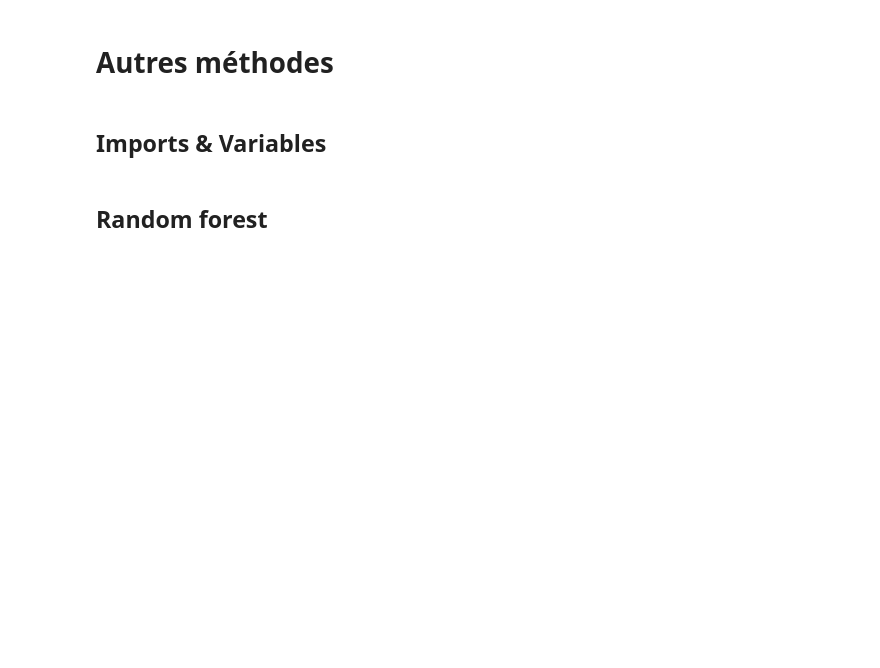
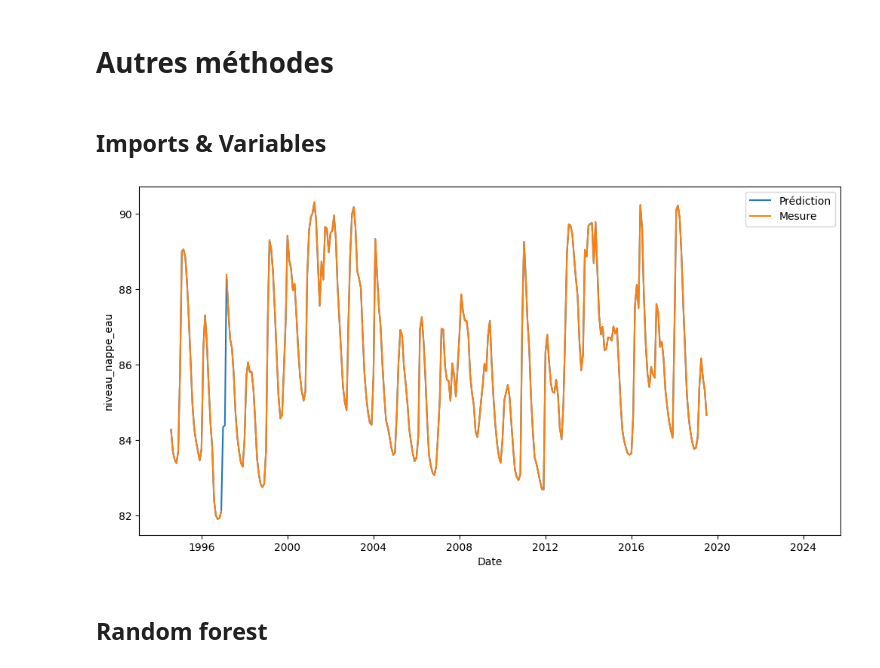
Before and after one commit to TronnoxUwU/STAGE-Junon, a Jupyter notebook: notebooks/2 - transform/methodes/autres.ipynb, the cells around one changed output. Drawn from its saved outputs; the diff is of its cells as text; code cells hidden in the pictures; blank space fills up the shorter version.

```diff
--- a/notebooks/2 - transform/methodes/autres.ipynb
+++ b/notebooks/2 - transform/methodes/autres.ipynb
@@ -12,19 +13,16 @@ from src.visualisations import *
 # %%
-valeur_de_travail = 'T_Q'
+valeur_de_travail = 'niveau_nappe_eau'
 
 fichier_nappe = "../../../data/fusion/data_03288X0042_P.csv"
+#fichier_nappe = "../../../data/fusion/data_02936X1018_P.csv"
+#fichier_nappe = "../../../data/fusion/data_03276X0009_P.csv"
 dossier_nappe = "../../../data/fusion"
 
-df = pd.read_csv(fichier_nappe, sep=";")
-
-df['time'] = pd.to_datetime(df['time'])
-df = df.sort_values('time')
-
-
-df[valeur_de_travail] = pd.to_numeric(df[valeur_de_travail], errors='coerce')
-
-x = np.arange(len(df))
-y = df[valeur_de_travail].values
+df = charger_fichier(fichier_nappe)
+# %%
+affiche_prediction(df, knn_nappe(df, charger_dossier(dossier_nappe),valeur_de_travail, n_top=2), valeur_de_travail)
+# %% [output]
+[figure, added]
 # %% [markdown]
 ## Random forest
 # %% [markdown]
```
Also changed, not shown: parts of 5 cells of this notebook, 7 other files.
